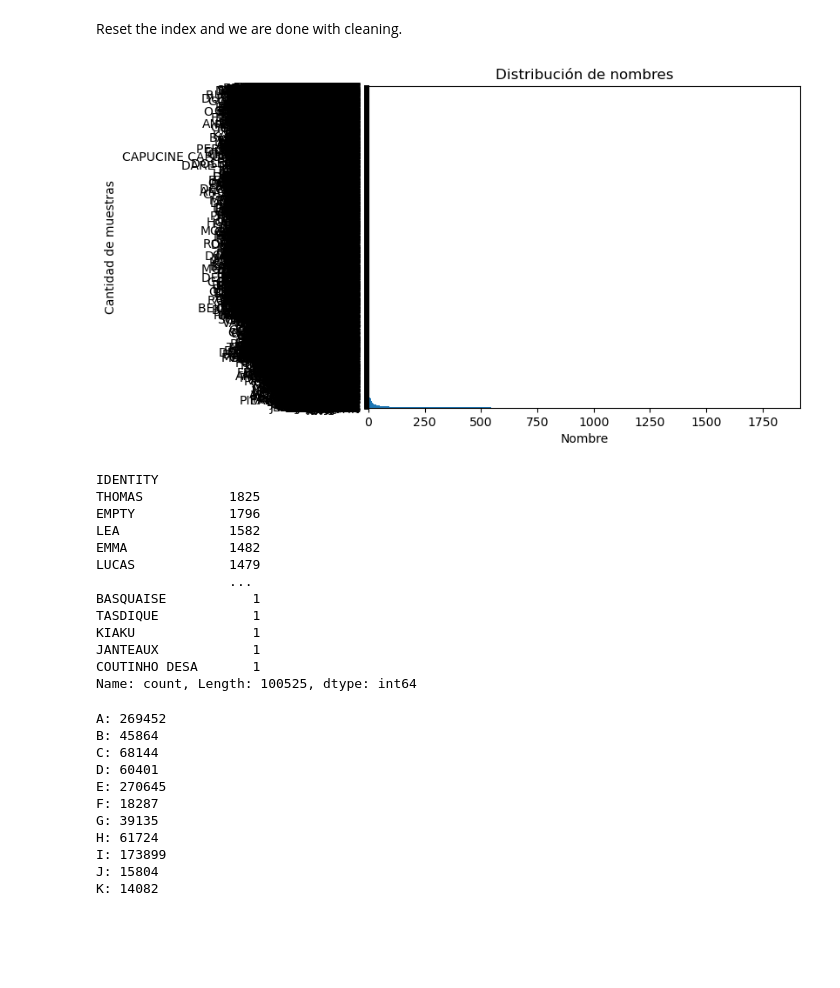
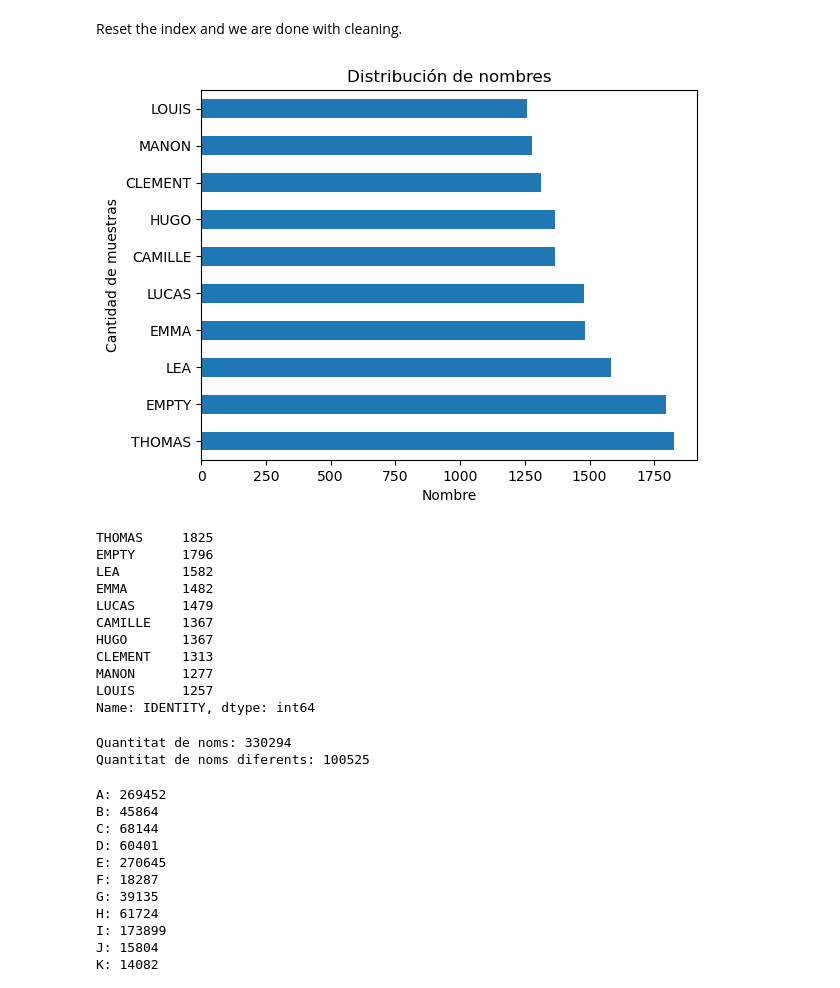
Before and after one commit to DCC-UAB/XNAPproject-grup_06, a Jupyter notebook: code/Models/crnn-in-keras_v3.ipynb, the cells around one changed output. Saved outputs shown, nothing was run; the diff lists cells and outputs as text; code cells hidden in the pictures; blank space fills up the shorter version.

```diff
--- a/code/Models/crnn-in-keras_v3.ipynb
+++ b/code/Models/crnn-in-keras_v3.ipynb
@@ -21,8 +21,8 @@ from keras.optimizers import Adam
 # %% [markdown]
 ## Load and view data
 # %%
-train = pd.read_csv('written_name_train_v2.csv')
-valid = pd.read_csv('written_name_validation_v2.csv')
+train = pd.read_csv('handwriting-recognition/written_name_train_v2.csv')
+valid = pd.read_csv('handwriting-recognition/written_name_validation_v2.csv')
 # %%
 plt.figure(figsize=(15, 10))
 
@@ -85,28 +85,32 @@ valid.reset_index(inplace = True, drop=True)
 # %%
 name_counts = train['IDENTITY'].value_counts()
 
-name_counts.plot(kind='barh')
+name_counts[:10].plot(kind='barh')
 plt.title('Distribución de nombres')
 plt.xlabel('Nombre')
 plt.ylabel('Cantidad de muestras')
 plt.show()
 
-print(name_counts)
+print(name_counts[:10])
 # %% [output]
-[figure, old version]
+[figure, new version]
-IDENTITY
-THOMAS           1825
-EMPTY            1796
-LEA              1582
-EMMA             1482
-LUCAS            1479
-                 ...
-BASQUAISE           1
-TASDIQUE            1
-KIAKU               1
-JANTEAUX            1
-COUTINHO DESA       1
-Name: count, Length: 100525, dtype: int64
+THOMAS     1825
+EMPTY      1796
+LEA        1582
+EMMA       1482
+LUCAS      1479
+CAMILLE    1367
+HUGO       1367
+CLEMENT    1313
+MANON      1277
+LOUIS      1257
+Name: IDENTITY, dtype: int64
+# %%
+print("Quantitat de noms:", train['IDENTITY'].shape[0])
+print("Quantitat de noms diferents:", train['IDENTITY'].nunique())
+# %% [output]
+Quantitat de noms: 330294
+Quantitat de noms diferents: 100525
 # %%
 from collections import Counter
 
```
Also changed, not shown: parts of 13 cells of this notebook.
